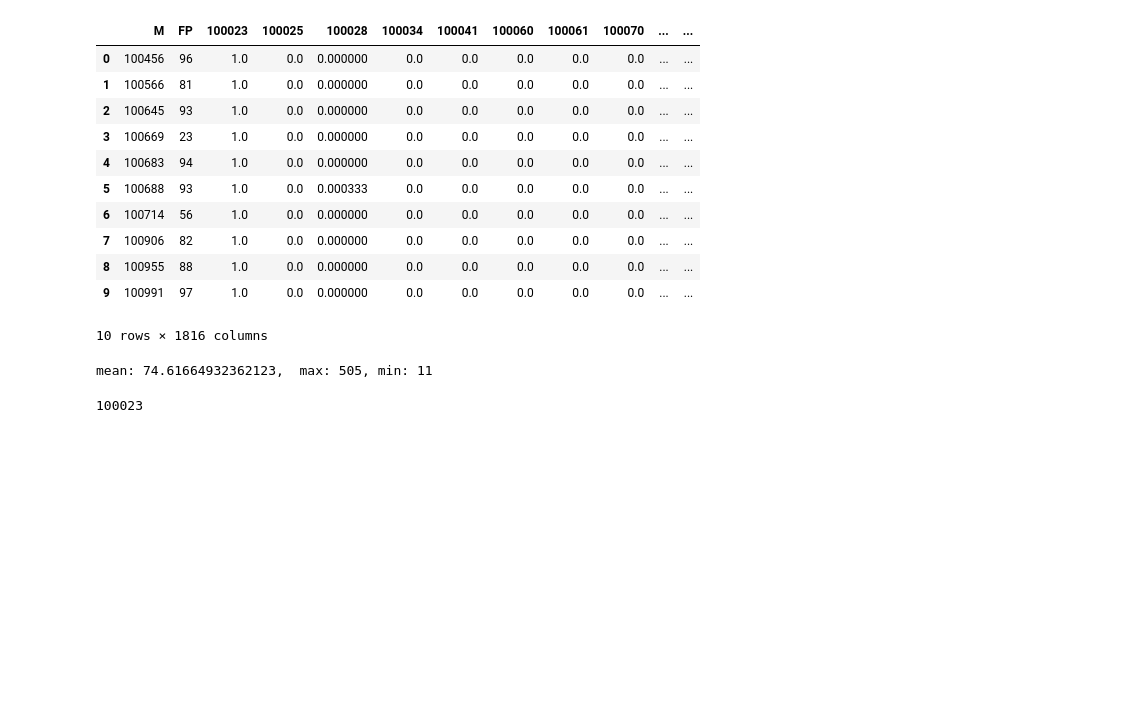
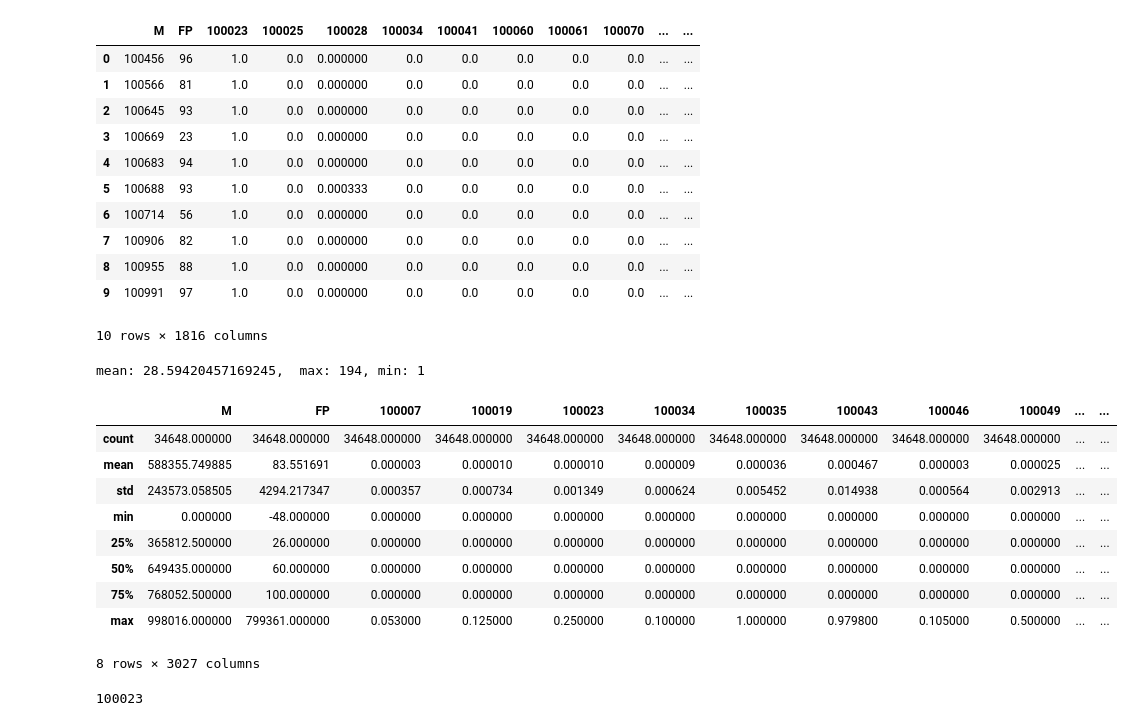
Before and after one commit to davidvela/FL-, a Jupyter notebook: pDev2/visNb.ipynb, the cells around one changed output. Drawn from its saved outputs; the diff is of its cells as text; code cells hidden in the pictures; blank space fills up the shorter version.

```diff
--- a/pDev2/visNb.ipynb
+++ b/pDev2/visNb.ipynb
@@ -78,7 +78,7 @@ DSC        = "/datasc.csv"
 DC         = "/datac.csv"
 DL         = "/datal.csv"
 
-DESC       = "FRFLO" ; pp_abs = False
+DESC       = "FLALL" ; pp_abs = False  # FRFLO
 # dType      = "C1" #C1, C2, C4
 COL_DS     = LOGDAT + DESC + DC
 ALL_DSJ    = LOGDAT + DESC + DSJ
@@ -402,10 +406,24 @@ form = 100456
 form = 100714
 dsf = dst[dst["M"] == form]
 # [print(ds) for i,ds in dsf.iterrows()]
-get_form_av(dst)
+get_form_av(dst.iloc[:])
 # get_form_av(dst.loc[0:2] )
 # %% [output]
-mean: 74.61664932362123,  max: 505, min: 11
+mean: 28.59420457169245,  max: 194, min: 1
+# %%
+dst.describe()
+# dst.iloc[1]
+# %% [output]
+|  | M | FP | 100007 | 100019 | 100023 | 100034 | 100035 | 100043 | 100046 | 100049 | ... | ... |
+| count | 34648.000000 | 34648.000000 | 34648.000000 | 34648.000000 | 34648.000000 | 34648.000000 | 34648.000000 | 34648.000000 | 34648.000000 | 34648.000000 | ... | ... |
+| mean | 588355.749885 | 83.551691 | 0.000003 | 0.000010 | 0.000010 | 0.000009 | 0.000036 | 0.000467 | 0.000003 | 0.000025 | ... | ... |
+| std | 243573.058505 | 4294.217347 | 0.000357 | 0.000734 | 0.001349 | 0.000624 | 0.005452 | 0.014938 | 0.000564 | 0.002913 | ... | ... |
+| min | 0.000000 | -48.000000 | 0.000000 | 0.000000 | 0.000000 | 0.000000 | 0.000000 | 0.000000 | 0.000000 | 0.000000 | ... | ... |
+| 25% | 365812.500000 | 26.000000 | 0.000000 | 0.000000 | 0.000000 | 0.000000 | 0.000000 | 0.000000 | 0.000000 | 0.000000 | ... | ... |
+| 50% | 649435.000000 | 60.000000 | 0.000000 | 0.000000 | 0.000000 | 0.000000 | 0.000000 | 0.000000 | 0.000000 | 0.000000 | ... | ... |
+| 75% | 768052.500000 | 100.000000 | 0.000000 | 0.000000 | 0.000000 | 0.000000 | 0.000000 | 0.000000 | 0.000000 | 0.000000 | ... | ... |
+| max | 998016.000000 | 799361.000000 | 0.053000 | 0.125000 | 0.250000 | 0.100000 | 1.000000 | 0.979800 | 0.105000 | 0.500000 | ... | ... |
+8 rows × 3027 columns
 # %%
 # test to replace all the decimals for 1.
 print(com)
```
Also changed, not shown: parts of 4 cells of this notebook, 3 other files.
